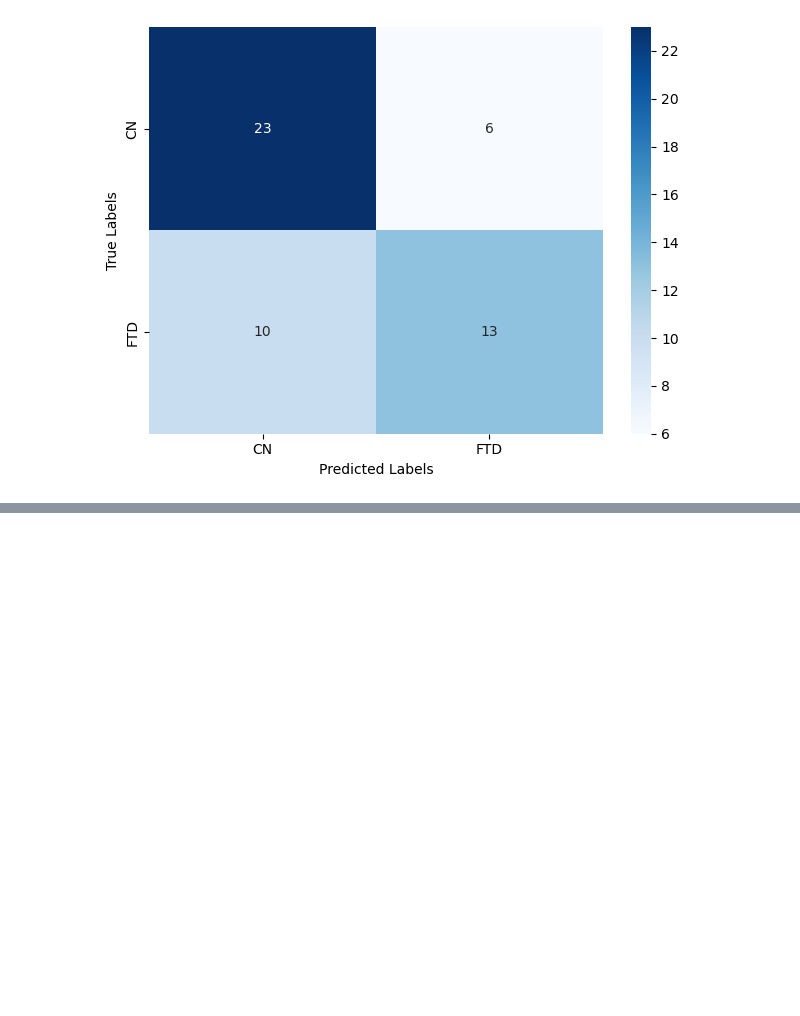
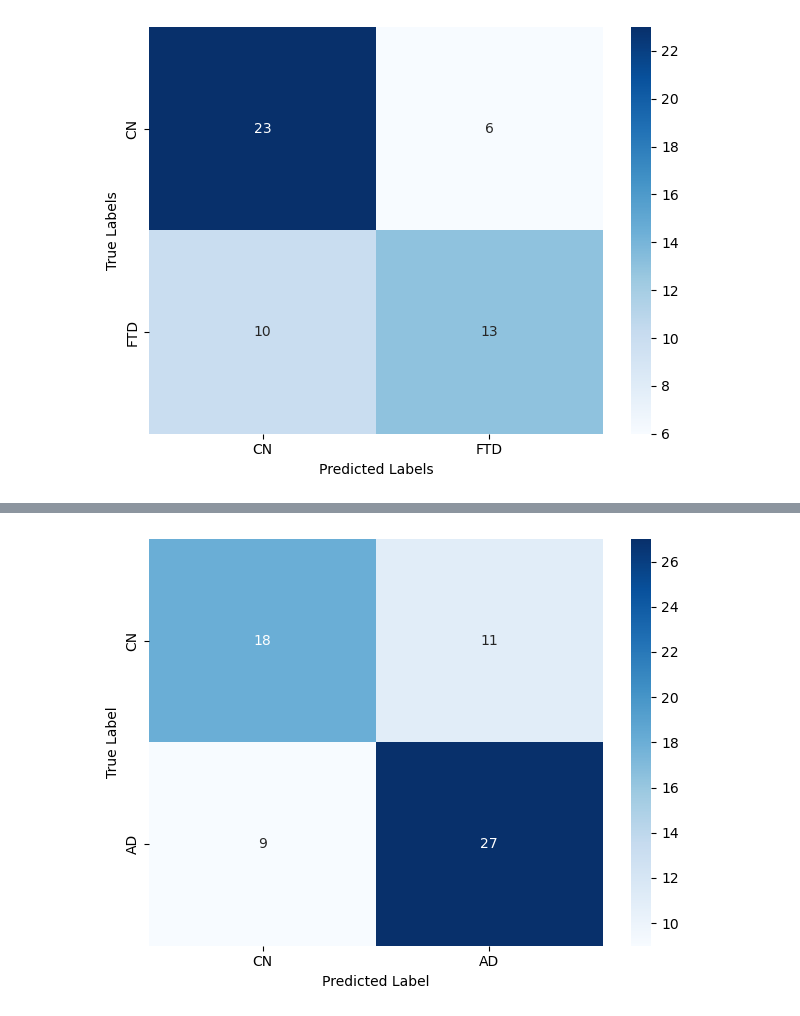
Before and after one commit to SiuhiuY/alzheimers-disease-detection, a Jupyter notebook: notebooks/results.ipynb, the cells around one changed output, grey strips where cells are left out. Saved outputs shown, nothing was run; the diff lists cells and outputs as text; code cells hidden in the pictures; blank space fills up the shorter version.

```diff
--- a/notebooks/results.ipynb
+++ b/notebooks/results.ipynb
@@ -463,0 +629,20 @@ plt.show()
+# %%
+# Subject-level predictions and true labels
+rows = []
+
+for fold in cnn_ad["outer_folds"]:
+    y_true = fold["true_labels"]
+    y_pred = fold["pred_labels"]
+    subject_ids = fold["test_subject_id"]
+
+    # Majority vote for subject-level prediction
+    pred_majority = np.bincount(y_pred.astype(int)).argmax()
+    true_label = y_true
+
+    rows.append({
+        "subject_id": subject_ids,
+        "true_label": true_label[0],
+        "pred_label": pred_majority
+    })
+
+df_subjects = pd.DataFrame(rows)
@@ -463,0 +669,12 @@ plt.show()
+# %%
+# Plot subject-level confusion matrix
+sns.heatmap(cm_subjects, annot=True, fmt="d", cmap="Blues",
+            xticklabels=class_names,
+            yticklabels=class_names)
+plt.xlabel("Predicted Label")
+plt.ylabel("True Label")
+plt.tight_layout()
+plt.savefig("figures/CNN_AD_CN_subject_confusion_matrix.pdf", dpi=300, bbox_inches="tight")
+plt.show()
+# %% [output]
+[figure, added]
```
Also changed, not shown: parts of 35 cells of this notebook.
